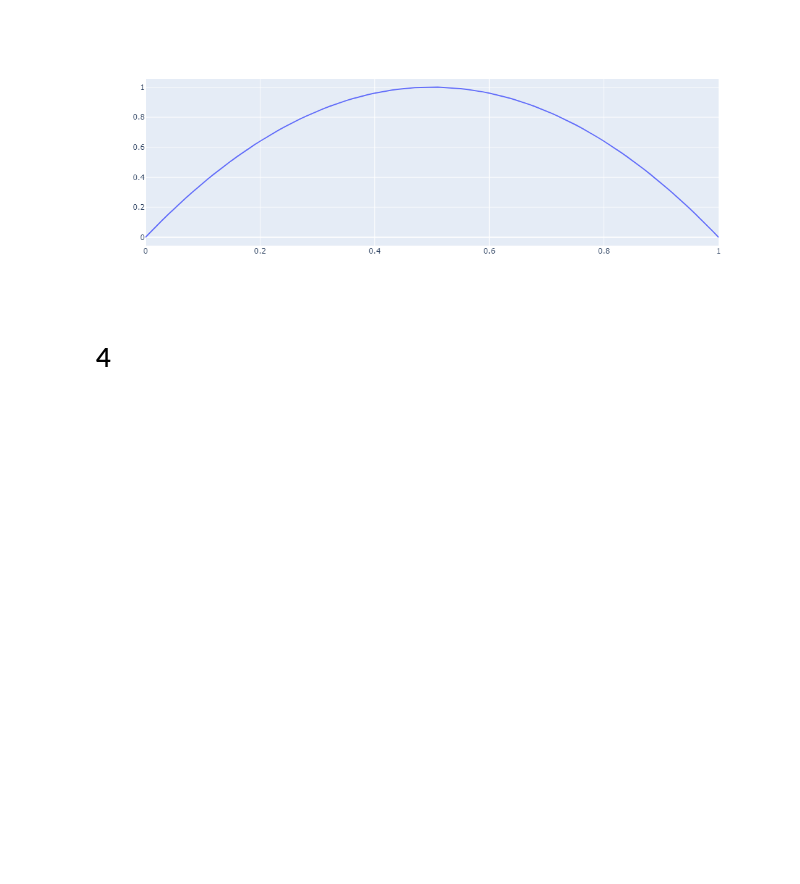
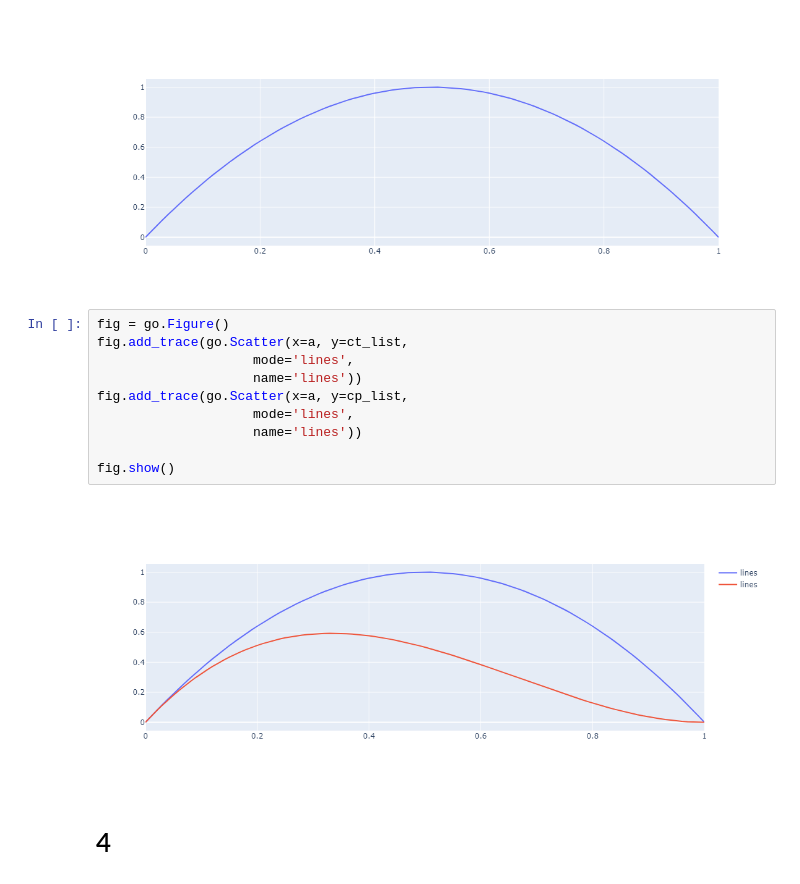
Before and after one commit to yvesfracari/process_modeling, a Jupyter notebook: experiences/exp3/mversion.ipynb, the cells around one changed output. Drawn from its saved outputs; the diff is of its cells as text; blank space fills up the shorter version.

```diff
--- a/experiences/exp3/mversion.ipynb
+++ b/experiences/exp3/mversion.ipynb
@@ -38,6 +38,18 @@ fig = go.Figure(data=go.Scatter(x=a, y=ct_list))
 fig.show()
 # %% [output]
 [figure]
+# %%
+fig = go.Figure()
+fig.add_trace(go.Scatter(x=a, y=ct_list,
+                    mode='lines',
+                    name='lines'))
+fig.add_trace(go.Scatter(x=a, y=cp_list,
+                    mode='lines',
+                    name='lines'))
+
+fig.show()
+# %% [output]
+[figure, added]
 # %% [markdown]
 # 4
 # %% [markdown]
```
Also changed, not shown: parts of 2 cells of this notebook.
